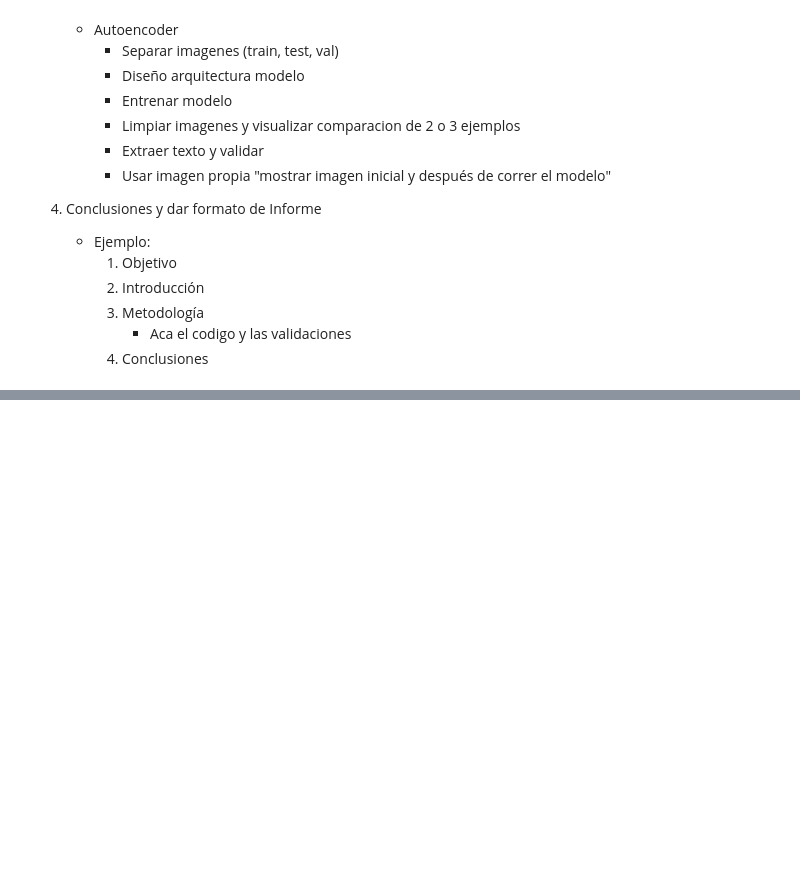
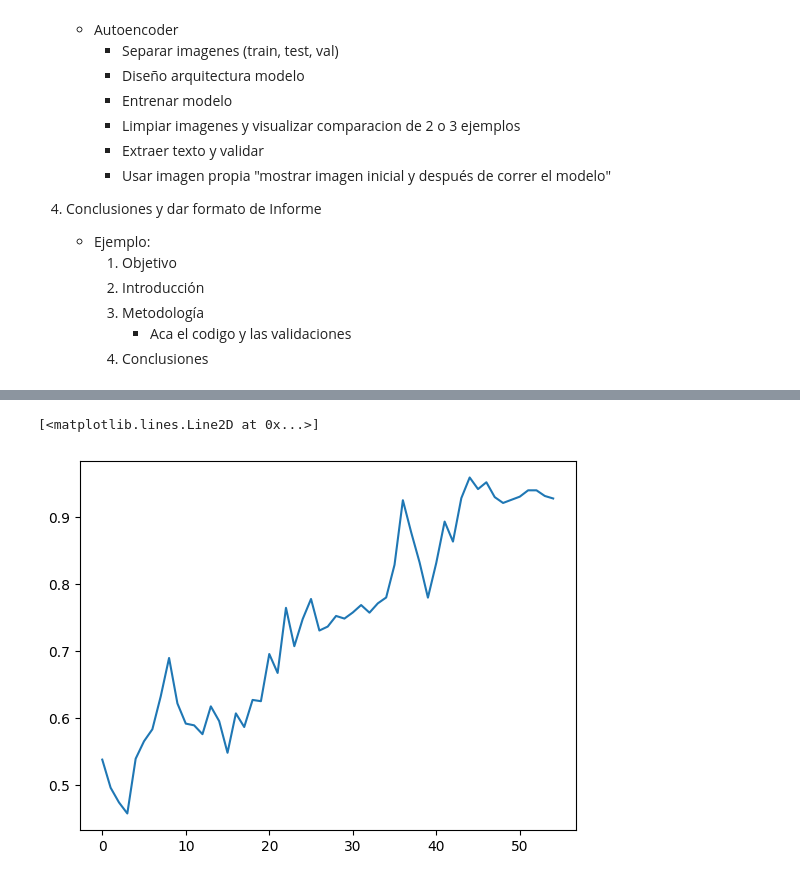
Before and after one commit to Gaddran/Tarea3MLA, a Jupyter notebook: Tarea3MLA.ipynb, the cells around one changed output, grey strips where cells are left out. Saved outputs shown, nothing was run; the diff lists cells and outputs as text; code cells hidden in the pictures; blank space fills up the shorter version.

```diff
--- a/Tarea3MLA.ipynb
+++ b/Tarea3MLA.ipynb
@@ -61,0 +208,7 @@
+# %%
+#prediccion de los siguientes n meses
+n_meses = 3
+for i in range(n_meses):
+    predicciones2 = model.predict(last_data)
+    last_data = np.roll(last_data, -1)
+    last_data[0][-1]=predicciones2
@@ -61,0 +219,5 @@
+# %%
+plt.plot(np.concat((predicciones,last_data[0])), label='Predicho')
+# %% [output]
+[<matplotlib.lines.Line2D at 0x...>]
+[figure, added]
```
Also changed, not shown: parts of 16 cells of this notebook, 2 other files.
